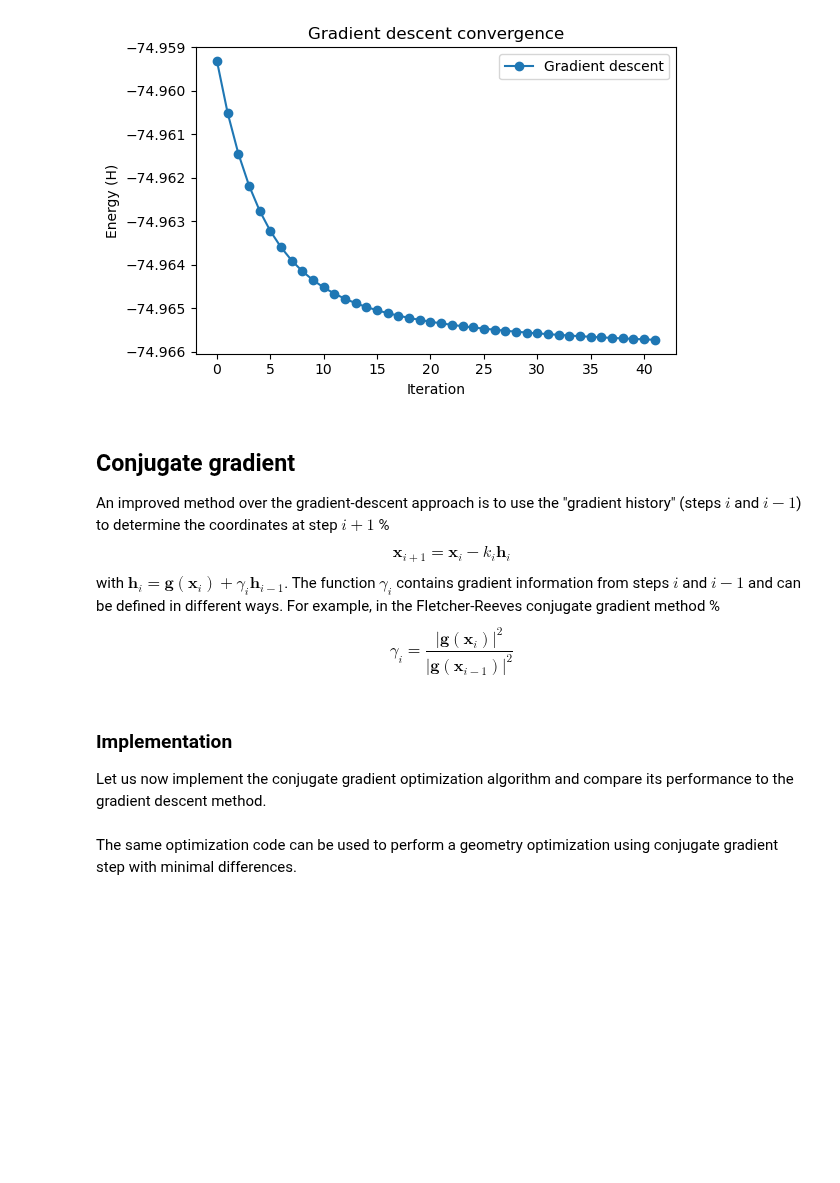
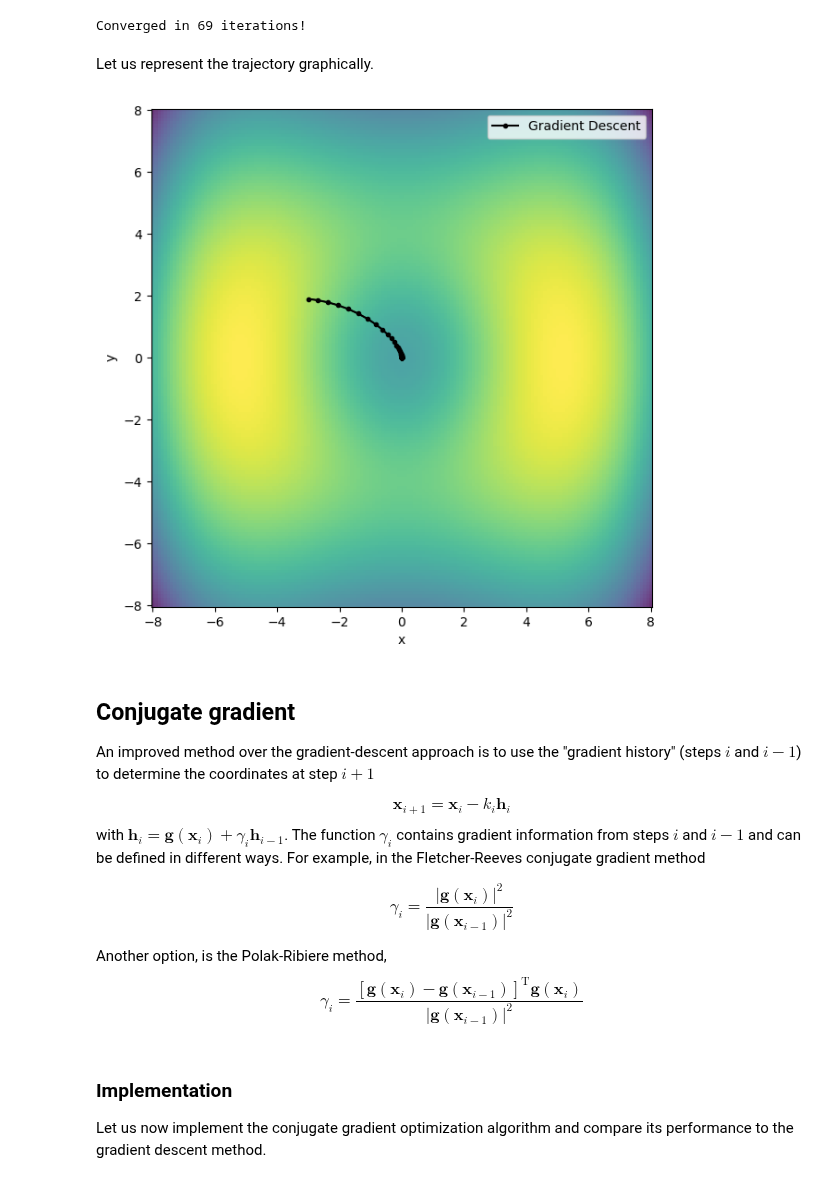
Before and after one commit to kthpanor/echem, a Jupyter notebook: docs/mol_struct/opt_struct.ipynb, the cells around one changed output. Drawn from its saved outputs; the diff is of its cells as text; code cells hidden in the pictures; blank space fills up the shorter version.

```diff
--- a/docs/mol_struct/opt_struct.ipynb
+++ b/docs/mol_struct/opt_struct.ipynb
@@ -55 +99,9 @@ grad_driver = vlx.ScfGradientDriver(scf_drv)
+# %%
+# Now we need to calculate the gradient
+def grad_f(x, y):
+
+    partial_x = -(x**3) / 10.0 + 2 * x + 10.0 * x * np.exp(-(x**2 + y**2)/10.0)
+    partial_y = -2 * y + 10.0 * y * np.exp(-(x**2 + y**2)/10.0)
+
+    return np.array([partial_x, partial_y])
 # %% [markdown]
@@ -201,15 +108,0 @@ Iteration     Energy (H)      Max. displacement (bohr)    Gradient norm (H/bohr)
-# %%
-plt.figure(figsize=(6, 4))
-
-plt.plot(gd_iterations, gd_energies, "o-", label="Gradient descent")
-
-plt.axis(xmin=-2, xmax=43)
-
-plt.xlabel("Iteration")
-plt.ylabel("Energy (H)")
-plt.title("Gradient descent convergence")
-plt.legend()
-plt.tight_layout()
-plt.show()
-# %% [output]
-[figure, removed]
@@ -216,15 +160,51 @@ plt.show()
+# %%
+gradient_descent_opt_data = gradient_descent(x0=-3.0, y0=1.9, function=f,
+                                             gradient=grad_f,
+                                             k=0.025, conv_thresh=1e-5,
+                                             max_iter=100)
+# %% [output]
+Converged in 69 iterations!
+# %% [markdown]
+Let us represent the trajectory graphically.
+# %%
+traj_gradient_descent = gradient_descent_opt_data['points']
+
+fig = plt.figure(figsize=(7,7))
+ax = plt.axes()
+ax.pcolormesh(X, Y, Z, cmap='viridis', alpha=0.8)
+
+# Set axis labels
+ax.set_xlabel('x')
+ax.set_ylabel('y')
+
+# Plot the gradient descent trajectory
+Traj = Path(traj_gradient_descent)
+patch = PathPatch(Traj, facecolor='none')
+xpath, ypath = zip(*Traj.vertices)
+line, = ax.plot(xpath, ypath, '.-', color="black", label="Gradient Descent")
+ax.add_patch(patch)
+
+plt.legend()
+plt.show()
+# %% [output]
+[figure, added]
 # %% [markdown]
 ## Conjugate gradient
 An improved method over the gradient-descent approach is to use the "gradient history" (steps $i$ and $i-1$) to determine the coordinates at step $i+1$
-%
+
 \begin{equation}
     \mathbf{x}_{i+1} = \mathbf{x}_i - k_i \mathbf{h}_i \nonumber
 \end{equation}
 with $\mathbf{h}_i = \mathbf{g}(\mathbf{x}_i)+\gamma_i\mathbf{h}_{i-1}$. The function $\gamma_i$ contains gradient information from steps $i$ and $i-1$ and can be defined in different ways. For example, in the Fletcher-Reeves conjugate gradient method
-%
+
 \begin{equation}
     \gamma_i = \frac{|\mathbf{g}(\mathbf{x}_i)|^2}{|\mathbf{g}(\mathbf{x}_{i-1})|^2} \nonumber
 \end{equation}
+
+Another option, is the Polak-Ribiere method,
+\begin{equation}
+    \gamma_i = \frac{\left[\mathbf{g}(\mathbf{x}_i)-\mathbf{g}(\mathbf{x}_{i-1})\right]^\mathrm{T}\mathbf{g}(\mathbf{x}_i)}{|\mathbf{g}(\mathbf{x}_{i-1})|^2} \nonumber
+\end{equation}
 # %% [markdown]
 ### Implementation
 Let us now implement the conjugate gradient optimization algorithm and compare its performance to the gradient descent method.
@@ -235,2 +210,0 @@ def conjugate_gradient_iteration(coordinates, h, step):
-# %% [markdown]
-The same optimization code can be used to perform a geometry optimization using conjugate gradient step with minimal differences.
```
Also changed, not shown: parts of 46 cells of this notebook, 2 other files.
